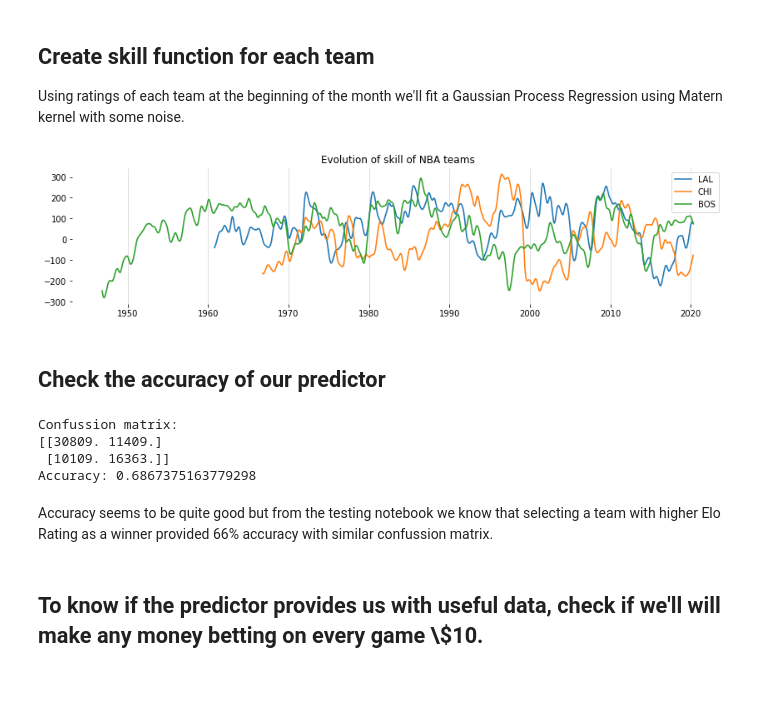
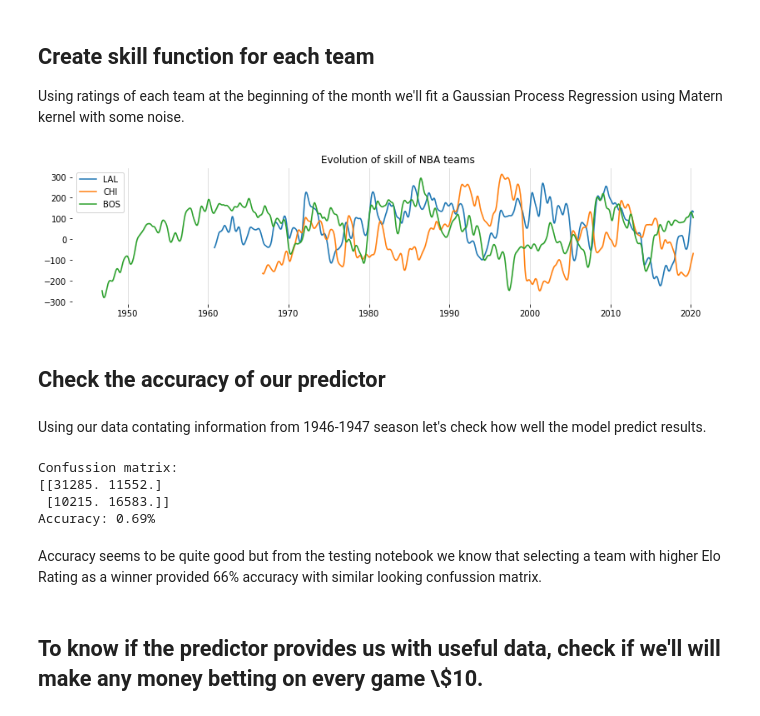
Before and after one commit to jgrodzicki/NBA-result-predictor, a Jupyter notebook: main.ipynb, the cells around one changed output. Drawn from its saved outputs; the diff is of its cells as text; code cells hidden in the pictures; blank space fills up the shorter version.

```diff
--- a/main.ipynb
+++ b/main.ipynb
@@ -24,2 +41,2 @@ from sklearn.gaussian_process.kernels import RBF, WhiteKernel, Matern
 # %%
-df = pd.read_csv('nba_data.csv')
+df = pd.read_csv('data/nba_data.csv')
@@ -160,36 +83,14 @@ l_scale = 5 * 365.25 * 24 * 60 * 60
 noise = 0.1
 kernel = Matern(nu=5/2, length_scale=l_scale, length_scale_bounds=(l_scale/10, l_scale*10)) + \
         WhiteKernel(noise_level=noise, noise_level_bounds=(noise, noise))
-# %%
-gprs = defaultdict(object)
-for team in tqdm(teams):
-    dates = np.append(df[df['team1'] == team]['date'], df[df['team2'] == team]['date'])
-    e = np.append(df[df['team1'] == team]['elo1_post'], df[df['team2'] == team]['elo2_post'])
-
-    idx = dates < '2020'
-    dates = dates[idx]
-    e = e[idx]
-
-    idx = np.argsort(dates)
-    dates = dates[idx]
-    e = e[idx]
-
-    dates = np.array([datetime.fromisoformat(el).timestamp() for el in dates])
-    e -= 1500
-
-    months = np.array(list(map(lambda x: datetime.fromtimestamp(x).month, dates)))
-    idx = np.nonzero(months[1:] != months[:-1])[0]
-
-    train_x = dates[idx].reshape(-1, 1)
-    train_y = e[idx]
-
-
-    _, _, gpr = fit_gpr(train_x, train_y, [], kernel, return_gpr=True)
-
-    gprs[team] = gpr
+# %%
+gprs = defaultdict(object)
+for team in tqdm(teams):
+    gpr = collect_data_and_fit_gpr(team)
+    gprs[team] = gpr
 # %%
-plot_skills(['LAL', 'CHI', 'BOS'])
+plot_skills(['LAL', 'CHI', 'BOS'], gprs)
 # %% [output]
-[figure, old version]
+[figure, new version]
 # %% [markdown]
 ## Check the accuracy of our predictor
@@ -253,0 +97,2 @@ for i in tqdm(range(len(df))):
+# %% [markdown]
+Using our data contating information from 1946-1947 season let's check how well the model predict results.
@@ -254,13 +101,13 @@ for i in tqdm(range(len(df))):
 # %%
 print(f'Confussion matrix:\n{confussion_matrix}\nAccuracy: \
-{np.sum(np.diag(confussion_matrix)) / np.sum(confussion_matrix)}')
+{round(np.sum(np.diag(confussion_matrix)) / np.sum(confussion_matrix), 2)}%')
 # %% [output]
 Confussion matrix:
-[[30809. 11409.]
- [10109. 16363.]]
-Accuracy: 0.6867375163779298
+[[31285. 11552.]
+ [10215. 16583.]]
+Accuracy: 0.69%
 # %% [markdown]
-Accuracy seems to be quite good but from the testing notebook we know that selecting a team with higher Elo Rating as a winner provided 66% accuracy with similar confussion matrix.
+Accuracy seems to be quite good but from the testing notebook we know that selecting a team with higher Elo Rating as a winner provided 66% accuracy with similar looking confussion matrix.
 # %% [markdown]
 ## To know if the predictor provides us with useful data, check if we'll will make any money betting on every game \\$10.
 # %%
```
Also changed, not shown: parts of 27 cells of this notebook, 1 other file.
